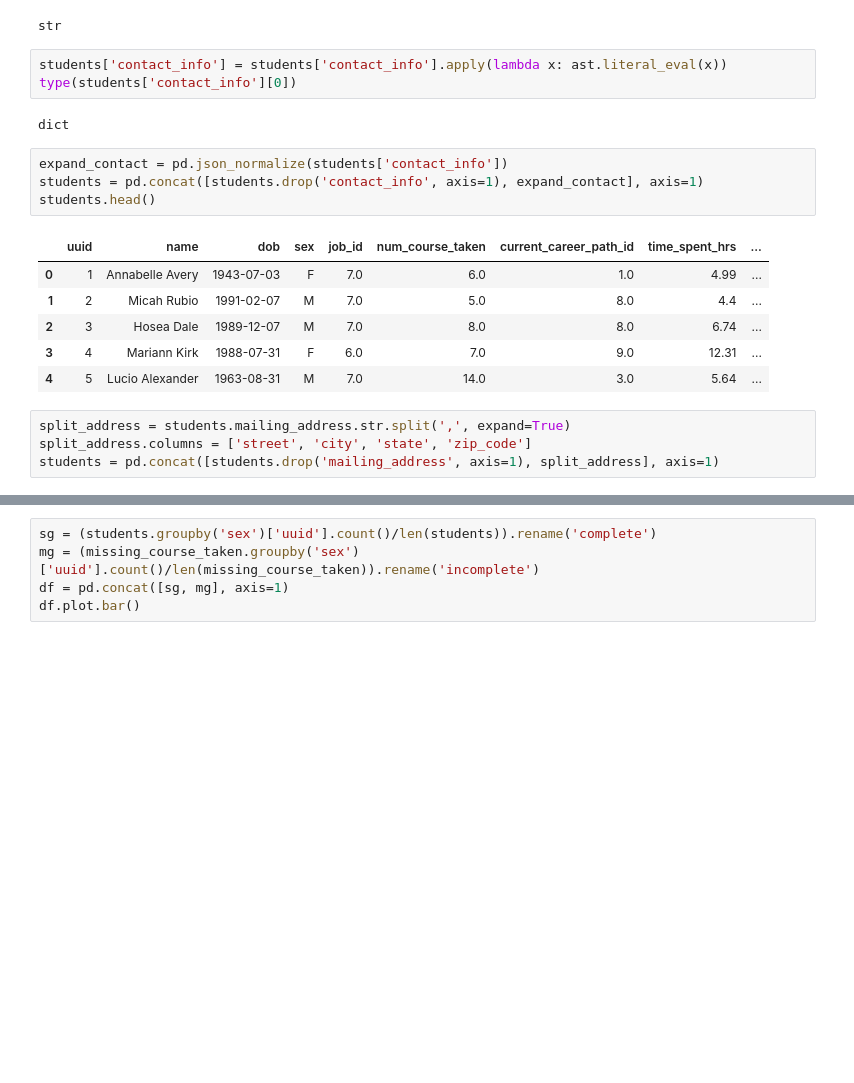
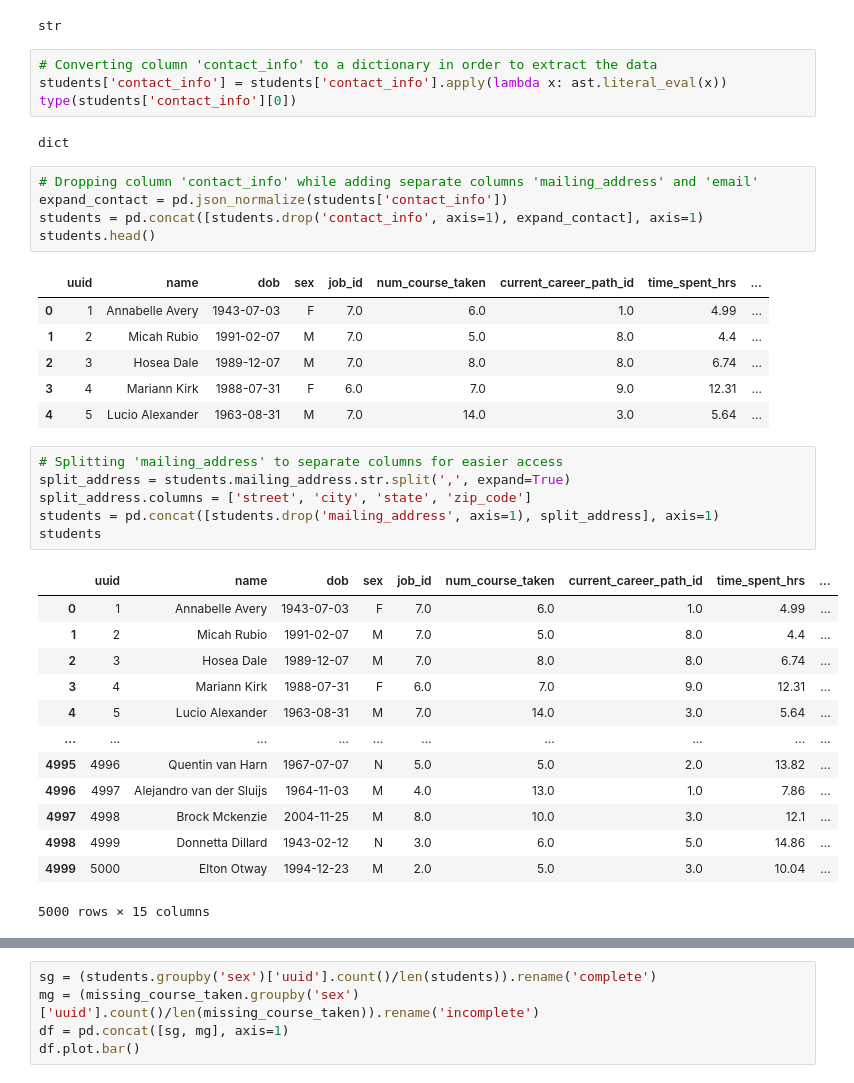
Before and after one commit to JohanTokarskij/DE-subscriber_cancellations_data_pipeline, a Jupyter notebook: prod/project.ipynb, the cells around one changed output, grey strips where cells are left out. Drawn from its saved outputs; the diff is of its cells as text; blank space fills up the shorter version.

```diff
--- a/prod/project.ipynb
+++ b/prod/project.ipynb
@@ -91,11 +105,13 @@ type(students['contact_info'][0])
 # %% [output]
 str
 # %%
+# Converting column 'contact_info' to a dictionary in order to extract the data
 students['contact_info'] = students['contact_info'].apply(lambda x: ast.literal_eval(x))
 type(students['contact_info'][0])
 # %% [output]
 dict
 # %%
+# Dropping column 'contact_info' while adding separate columns 'mailing_address' and 'email'
 expand_contact = pd.json_normalize(students['contact_info'])
 students = pd.concat([students.drop('contact_info', axis=1), expand_contact], axis=1)
 students.head()
@@ -107,7 +123,23 @@ students.head()
 | 3 | 4 | Mariann Kirk | 1988-07-31 | F | 6.0 | 7.0 | 9.0 | 12.31 | ... |
 | 4 | 5 | Lucio Alexander | 1963-08-31 | M | 7.0 | 14.0 | 3.0 | 5.64 | ... |
 # %%
+# Splitting 'mailing_address' to separate columns for easier access
 split_address = students.mailing_address.str.split(',', expand=True)
 split_address.columns = ['street', 'city', 'state', 'zip_code']
 students = pd.concat([students.drop('mailing_address', axis=1), split_address], axis=1)
+students
+# %% [output]
+|  | uuid | name | dob | sex | job_id | num_course_taken | current_career_path_id | time_spent_hrs | ... |
+| 0 | 1 | Annabelle Avery | 1943-07-03 | F | 7.0 | 6.0 | 1.0 | 4.99 | ... |
+| 1 | 2 | Micah Rubio | 1991-02-07 | M | 7.0 | 5.0 | 8.0 | 4.4 | ... |
+| 2 | 3 | Hosea Dale | 1989-12-07 | M | 7.0 | 8.0 | 8.0 | 6.74 | ... |
+| 3 | 4 | Mariann Kirk | 1988-07-31 | F | 6.0 | 7.0 | 9.0 | 12.31 | ... |
+| 4 | 5 | Lucio Alexander | 1963-08-31 | M | 7.0 | 14.0 | 3.0 | 5.64 | ... |
+| ... | ... | ... | ... | ... | ... | ... | ... | ... | ... |
+| 4995 | 4996 | Quentin van Harn | 1967-07-07 | N | 5.0 | 5.0 | 2.0 | 13.82 | ... |
+| 4996 | 4997 | Alejandro van der Sluijs | 1964-11-03 | M | 4.0 | 13.0 | 1.0 | 7.86 | ... |
+| 4997 | 4998 | Brock Mckenzie | 2004-11-25 | M | 8.0 | 10.0 | 3.0 | 12.1 | ... |
+| 4998 | 4999 | Donnetta Dillard | 1943-02-12 | N | 3.0 | 6.0 | 5.0 | 14.86 | ... |
+| 4999 | 5000 | Elton Otway | 1994-12-23 | M | 2.0 | 5.0 | 3.0 | 10.04 | ... |
+5000 rows × 15 columns
 # %%
```
Also changed, not shown: parts of 24 cells of this notebook, 11 other files.
